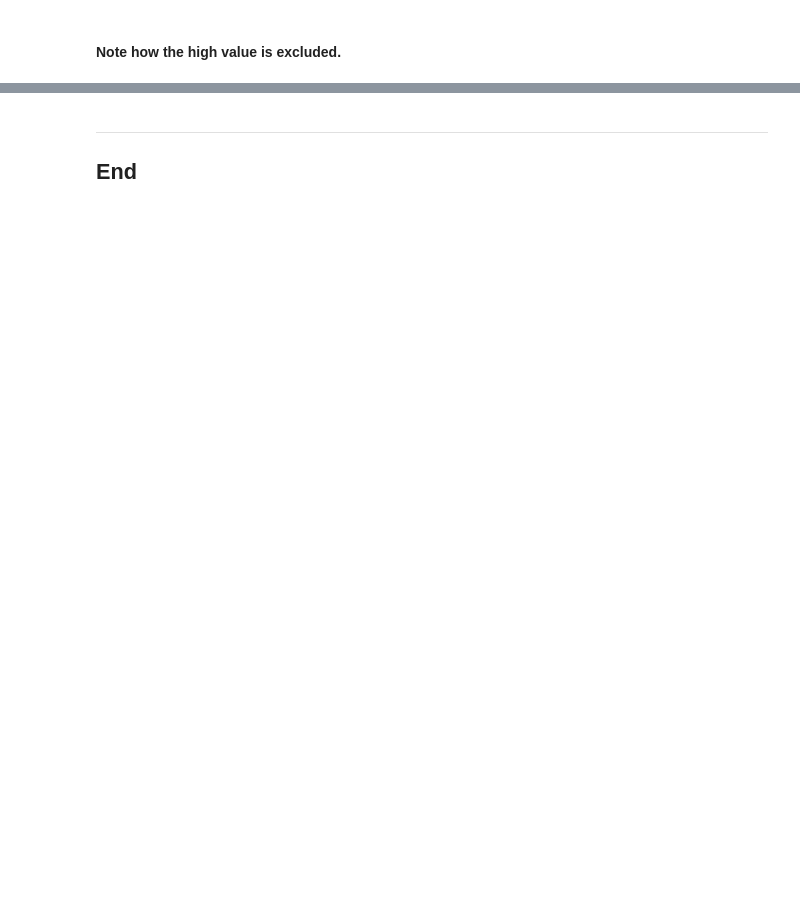
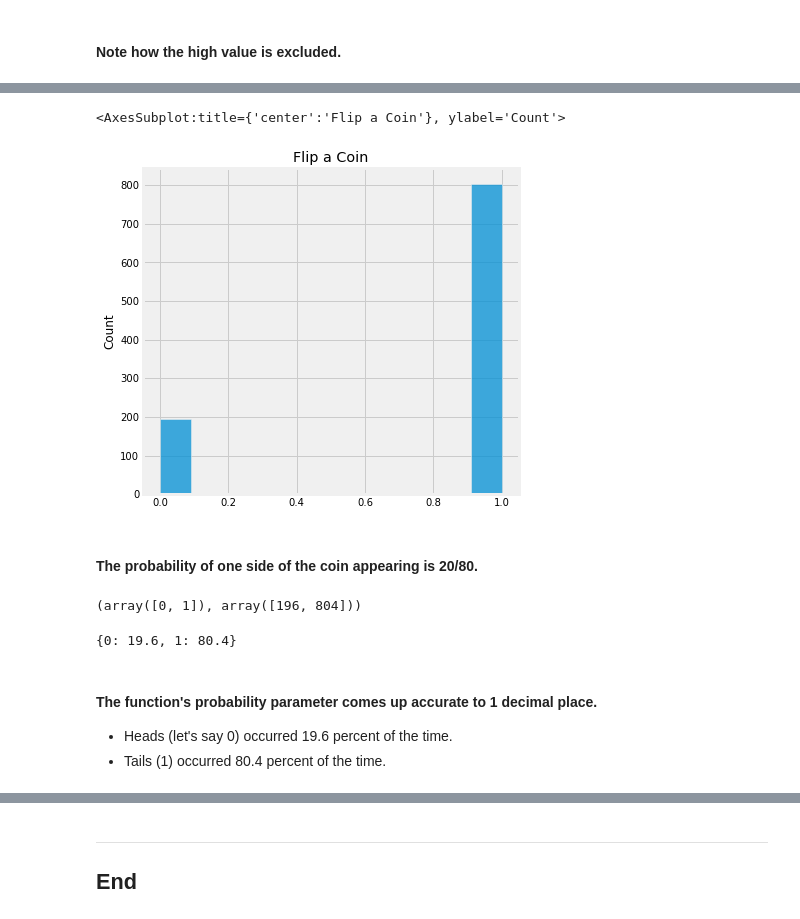
Before and after one commit to Izardo/Numpy-Random-Assignment, a Jupyter notebook: numpy-random.ipynb, the cells around one changed output, grey strips where cells are left out. Cells and saved outputs as stored; diff of their text form; code cells hidden in the pictures; blank space fills up the shorter version.

```diff
--- a/numpy-random.ipynb
+++ b/numpy-random.ipynb
@@ -1035,0 +922,28 @@ ax.set_xlabel('Count');
+# %%
+# Flip a coin 1,000 times.
+coin = rng.binomial(n=1, p=0.8, size=1000)
+# %%
+# Create a histogram with coin toss array.
+plt.title("Flip a Coin")
+sns.histplot(coin)
+# %% [output]
+<AxesSubplot:title={'center':'Flip a Coin'}, ylabel='Count'>
+[figure, added]
+# %% [markdown]
+#### The probability of one side of the coin appearing is 20/80.
+# %%
+# Check number of times each side occured.
+faces, counts = np.unique(coin, return_counts=True)
+faces, counts
+# %% [output]
+(array([0, 1]), array([196, 804]))
+# %%
+# Percentages.
+percent = dict(zip(faces, counts * 100 / len(coin)))
+percent
+# %% [output]
+{0: 19.6, 1: 80.4}
+# %% [markdown]
+#### The function's probability parameter comes up accurate to 1 decimal place.
+- Heads (let's say 0) occurred 19.6 percent of the time.
+- Tails (1) occurred 80.4 percent of the time.
```
Also changed, not shown: parts of 81 cells of this notebook.
